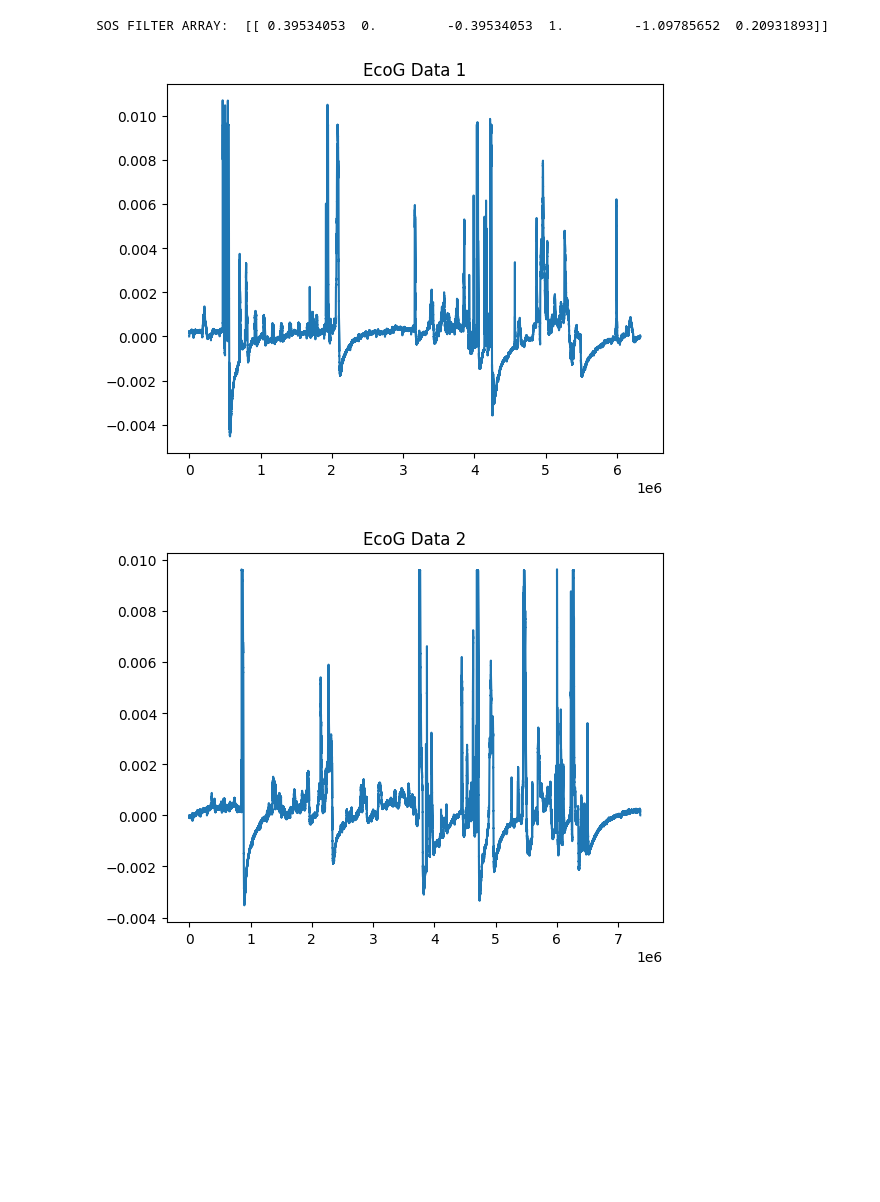
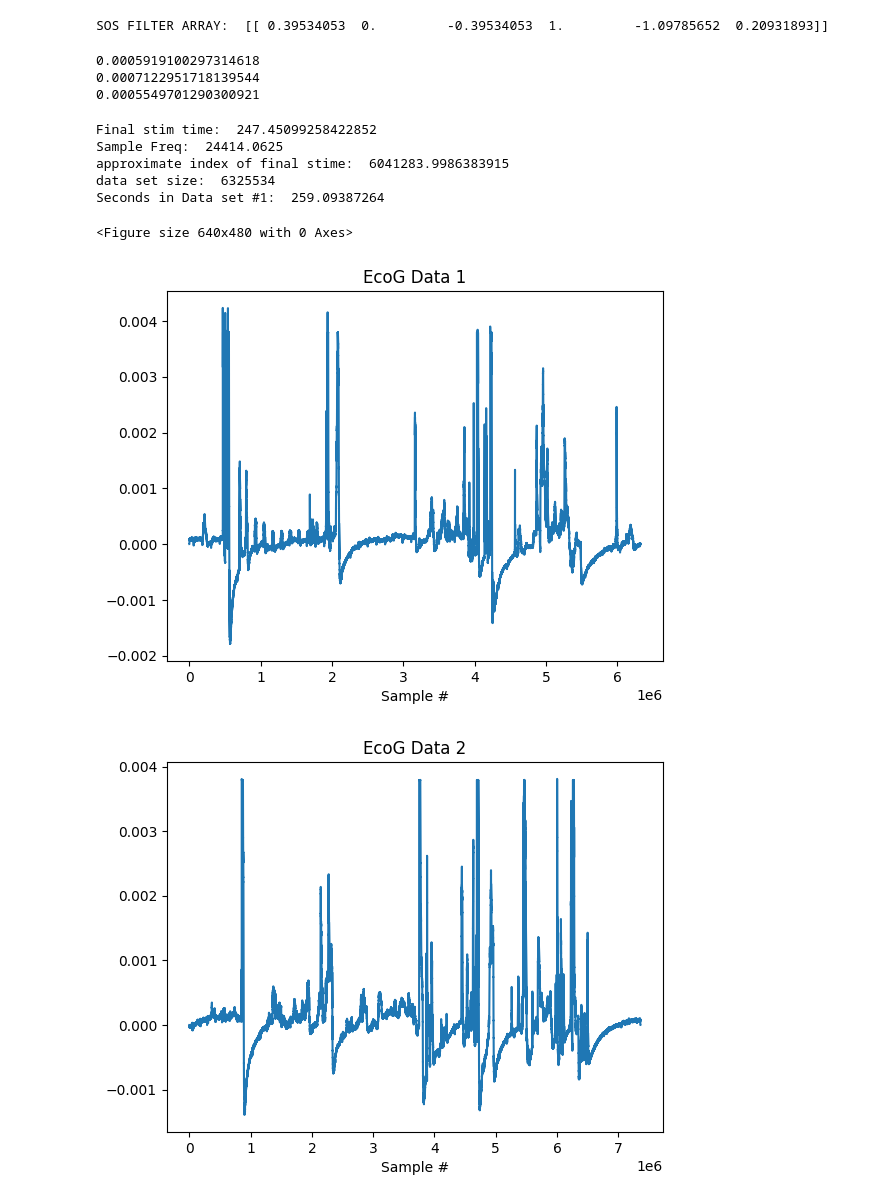
Before and after one commit to brownj47/ecog_signal_processing, a Jupyter notebook: test.ipynb, the cells around one changed output. Saved outputs shown, nothing was run; the diff lists cells and outputs as text; code cells hidden in the pictures; blank space fills up the shorter version.

Commit message:
calculate thresholds

```diff
--- a/test.ipynb
+++ b/test.ipynb
@@ -43,9 +43,9 @@ def filter500to5k(sample_frequency):
     upper_cutoff_frequency = 5000 # cutoff frequency 2
 
     # Design the Butterworth filter
-    sos = butter(order, [lower_cutoff_frequency, upper_cutoff_frequency], btype='bandpass', fs=sample_frequency, output='sos')
-    print("SOS FILTER ARRAY: ", sos)
-    return sos
+    sos_filter_array = butter(order, [lower_cutoff_frequency, upper_cutoff_frequency], btype='bandpass', fs=sample_frequency, output='sos')
+    print("SOS FILTER ARRAY: ", sos_filter_array)
+    return sos_filter_array
 # %%
 
 # Update data_path to point to your downloaded data
@@ -77,27 +77,68 @@ print(len(ECOG_DATA[0]))
 #  https://docs.scipy.org/doc/scipy/reference/generated/scipy.signal.butter.html
 #  https://docs.scipy.org/doc/scipy/reference/generated/scipy.signal.filtfilt.html
 
-# TODO: the rest!
+sos_filter = filter500to5k(SAMPLE_FREQUENCY)
 
-sos_filter_array = filter500to5k(SAMPLE_FREQUENCY)
-
-
-# filtered_data = sosfiltfilt(sos_filter_array, ECOG_DATA[0])
-# plt.figure()
-# plt.plot(filtered_data, label='ECOG')
+data_pattern_1_filtered = sosfilt(sos_filter, ECOG_DATA[0])
+data_pattern_2_filtered = sosfilt(sos_filter, ECOG_DATA[1])
+data_pattern_3_filtered = sosfilt(sos_filter, ECOG_DATA[2])
 # %% [output]
 SOS FILTER ARRAY:  [[ 0.39534053  0.         -0.39534053  1.         -1.09785652  0.20931893]]
+# %%
+sigma_1 = np.median(np.abs(data_pattern_1_filtered)/0.6745)
+sigma_2 = np.median(np.abs(data_pattern_2_filtered)/0.6745)
+sigma_3 = np.median(np.abs(data_pattern_3_filtered)/0.6745)
+
+threshold_1 = 3*sigma_1
+threshold_2 = 3*sigma_2
+threshold_3 = 3*sigma_3
+
+print(threshold_1)
+print(threshold_2)
+print(threshold_3)
+# %% [output]
+0.0005919100297314618
+0.0007122951718139544
+0.0005549701290300921
+# %%
+print("Final stim time: ",STIM_TIMES[0][-1][0])
+print("Sample Freq: ",SAMPLE_FREQUENCY)
+print("approximate index of final stime: ",SAMPLE_FREQUENCY*(STIM_TIMES[0][-1][0]))
+print("data set size: ",len(ECOG_DATA[0]))
+print("Seconds in Data set #1: ",len(ECOG_DATA[0])/SAMPLE_FREQUENCY)
+# %% [output]
+Final stim time:  247.45099258422852
+Sample Freq:  24414.0625
+approximate index of final stime:  6041283.9986383915
+data set size:  6325534
+Seconds in Data set #1:  259.09387264
 # %%
+
 plt.figure()
-plt.plot(ECOG_DATA[0], label='ECOG')
+# plt.plot(data_pattern_1_filtered [0 : math.floor(SAMPLE_FREQUENCY*4)], label='ECOG 1')
+# plt.title('EcoG Data 1')
+
+# x_ticks = np.arange(0, math.floor(SAMPLE_FREQUENCY*4), SAMPLE_FREQUENCY )
+# print(x_ticks)
+# plt.xticks(x_ticks)
+
+plt.figure()
+plt.plot(data_pattern_1_filtered, label='ECOG 1')
 plt.title('EcoG Data 1')
+plt.xlabel("Sample #")
+
 plt.figure()
-plt.plot(ECOG_DATA[1], label='ECOG')
+plt.plot(data_pattern_2_filtered, label='ECOG 2')
 plt.title('EcoG Data 2')
+plt.xlabel("Sample #")
+
 plt.figure()
-plt.plot(ECOG_DATA[2], label='ECOG')
+plt.plot(data_pattern_3_filtered, label='ECOG 3')
 plt.title('EcoG Data 3')
+plt.xlabel("Sample #")
+
 plt.show()
 # %% [output]
+<Figure size 640x480 with 0 Axes>
-[figure, old version]
+[figure, new version]
-[figure, old version]
+[figure, new version]
```
Also changed, not shown: parts of 2 cells of this notebook.
